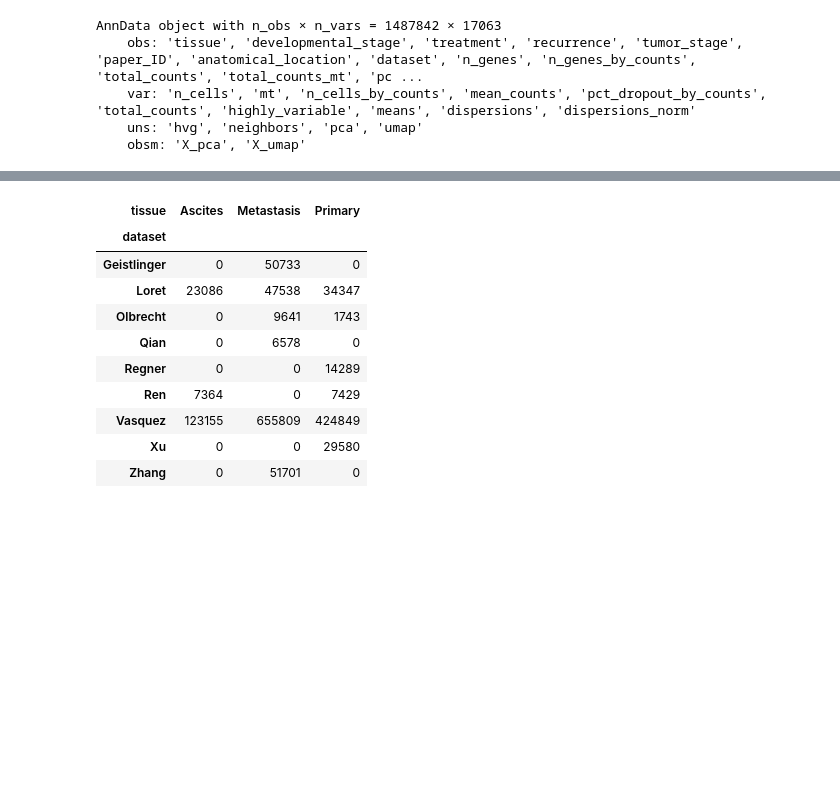
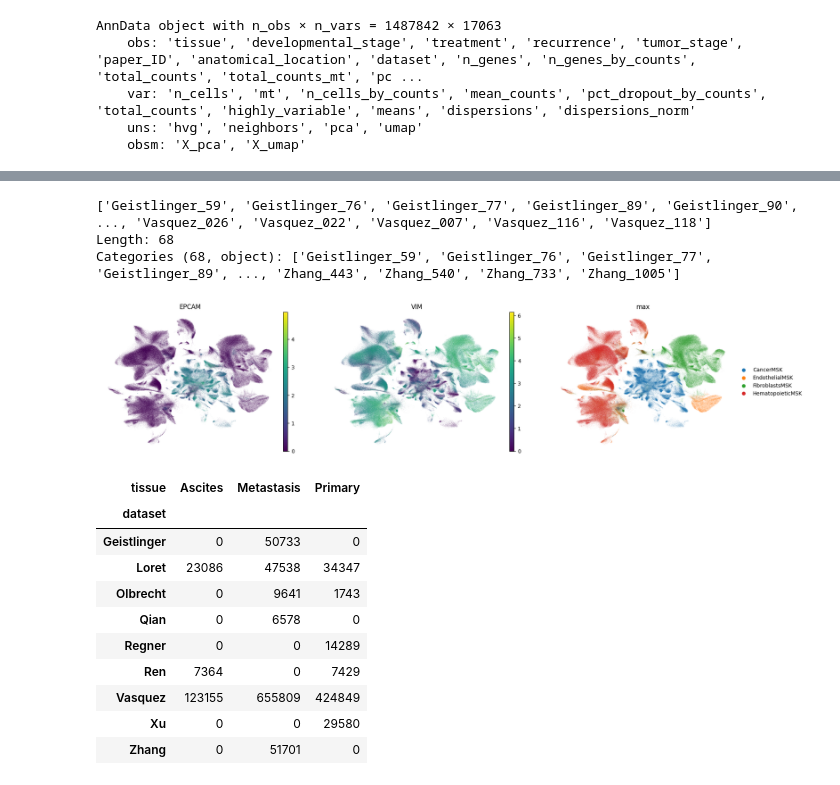
Before and after one commit to GiuseppeTestaLab/atlas_project, a Jupyter notebook: script/3_atlas_annotation/Metadata_barplots.ipynb, the cells around one changed output, grey strips where cells are left out. Cells and saved outputs as stored; diff of their text form; code cells hidden in the pictures; blank space fills up the shorter version.

```diff
--- a/script/3_atlas_annotation/Metadata_barplots.ipynb
+++ b/script/3_atlas_annotation/Metadata_barplots.ipynb
@@ -20,0 +69,3 @@ AnnData object with n_obs × n_vars = 1487842 × 17063
+# %%
+metastasis = adata[adata.obs.tissue == 'Metastasis']
+metastasis
@@ -21,3 +78,13 @@ AnnData object with n_obs × n_vars = 1487842 × 17063
+# %%
+metastasis.obs.paper_ID.unique()
+# %% [output]
+['Geistlinger_59', 'Geistlinger_76', 'Geistlinger_77', 'Geistlinger_89', 'Geistlinger_90', ..., 'Vasquez_026', 'Vasquez_022', 'Vasquez_007', 'Vasquez_116', 'Vasquez_118']
+Length: 68
+Categories (68, object): ['Geistlinger_59', 'Geistlinger_76', 'Geistlinger_77', 'Geistlinger_89', ..., 'Zhang_443', 'Zhang_540', 'Zhang_733', 'Zhang_1005']
+# %%
+sc.pl.umap(metastasis, color=['EPCAM', 'VIM', 'max'], frameon=False)
+# %% [output]
+[figure, added]
 # %%
 df = pd.crosstab(adata.obs['dataset'], adata.obs['tissue'])
 df
```
Also changed, not shown: parts of 7 cells of this notebook.
